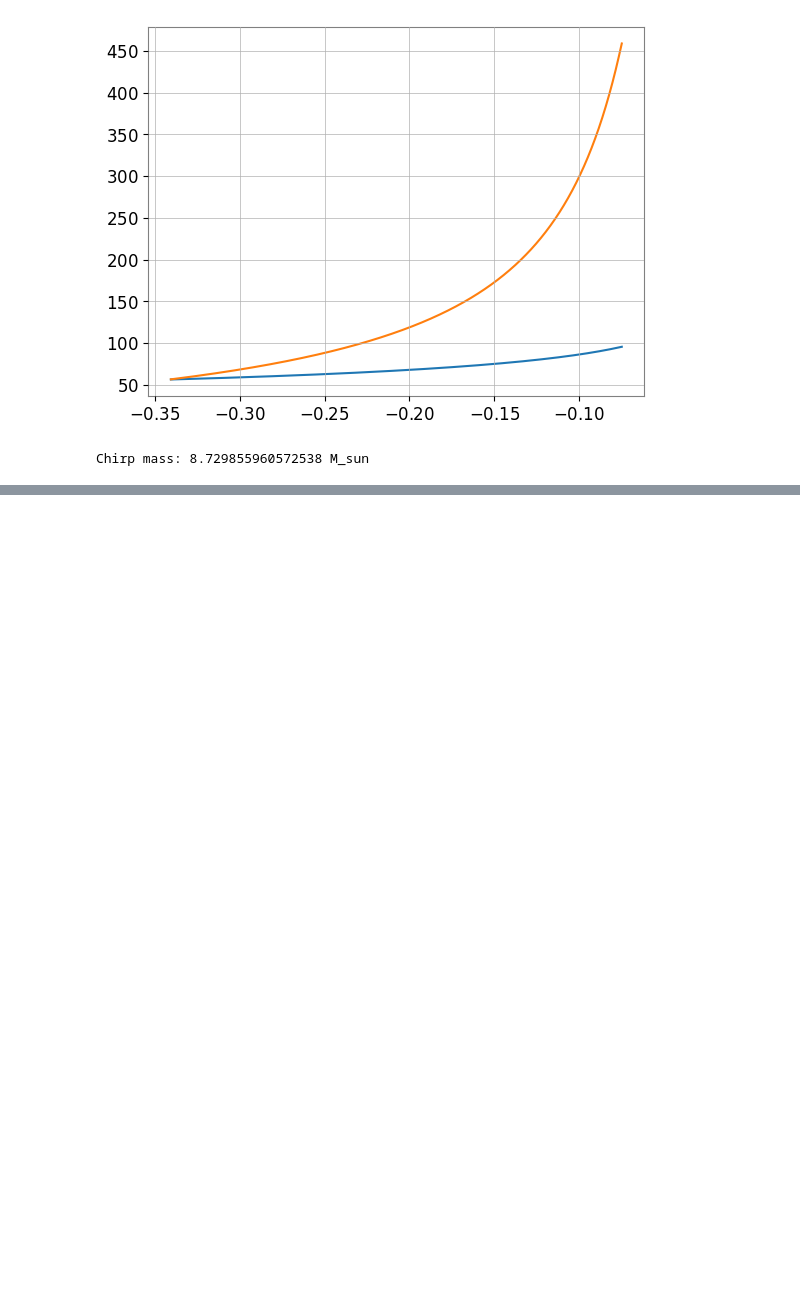
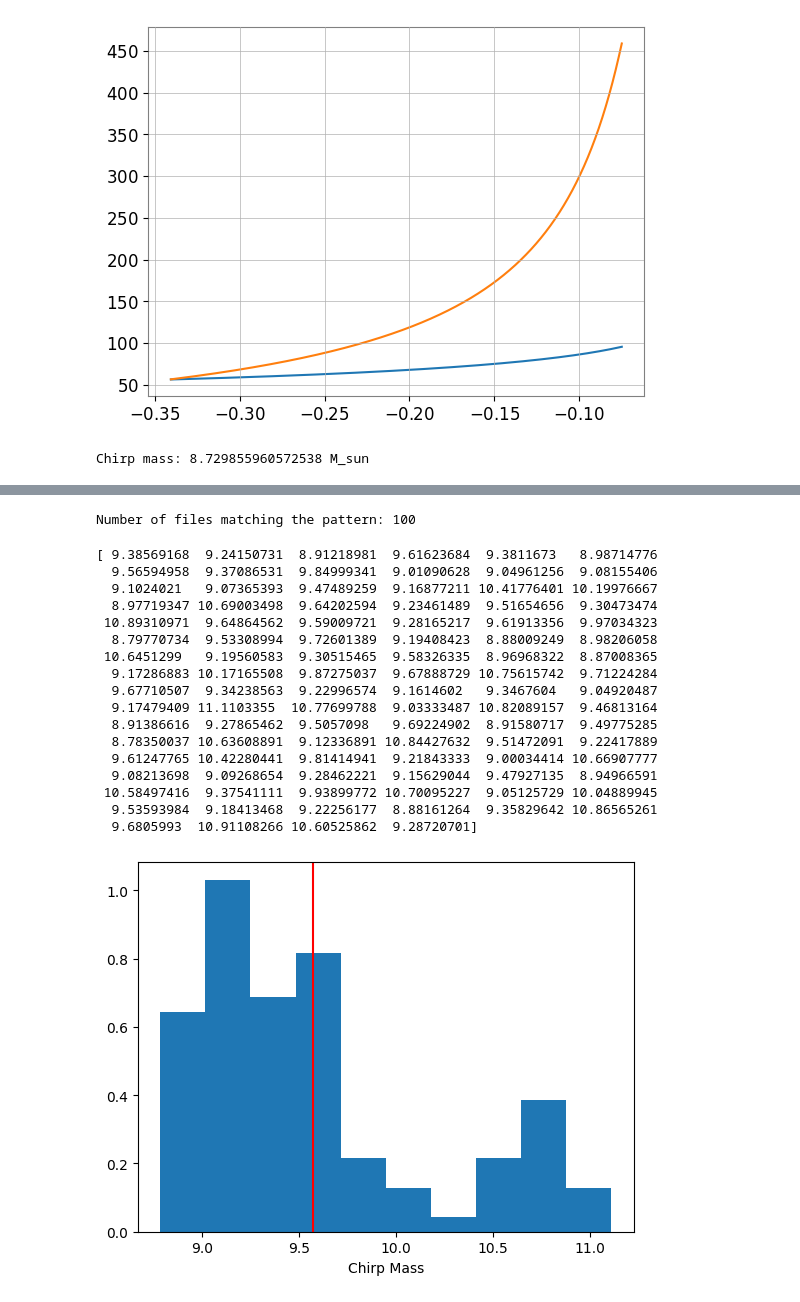
Before and after one commit to ratio999/LIZARD, a Jupyter notebook: Untitled.ipynb, the cells around one changed output, grey strips where cells are left out. Saved outputs shown, nothing was run; the diff lists cells and outputs as text; code cells hidden in the pictures; blank space fills up the shorter version.

Commit message:
Add plotting stuff for Mc estimate

```diff
--- a/Untitled.ipynb
+++ b/Untitled.ipynb
@@ -615,0 +675,77 @@ Chirp mass: 8.729855960572538 M_sun
+# %%
+import os
+import numpy as np
+
+def load_files_with_pattern(folder_path, pattern):
+    """
+    Load files from a folder into two arrays based on a pattern in the filename.
+
+    Args:
+        folder_path (str): Path to the folder containing the files.
+        pattern (str): Pattern to match in filenames.
+
+    Returns:
+        matched_data (list): List of arrays loaded from files matching the pattern.
+        other_data (list): List of arrays loaded from files not matching the pattern.
+    """
+    matched_data = []
+    other_data = []
+
+    # Iterate over all files in the folder
+    for filename in os.listdir(folder_path):
+        file_path = os.path.join(folder_path, filename)
+
+        # Check if the file is a valid file (not a directory)
+        if os.path.isfile(file_path):
+            # Load the file using numpy
+            data = np.load(file_path)
+
+            # Check if the filename contains the pattern
+            if pattern in filename:
+                matched_data.append(data)
+            #
+            #else:
+            #    other_data.append(data)
+
+    return matched_data
+
+# Example usage
+folder_path = "data/SR_Mc_good/"  # Replace with your folder path
+pattern = "9.57"  # Replace with your desired pattern
+
+matched_data = load_files_with_pattern(folder_path, pattern)
+
+print(f"Number of files matching the pattern: {len(matched_data)}")
+#print(f"Number of other files: {len(other_data)}")
+# %% [output]
+Number of files matching the pattern: 100
+# %%
+arr = np.zeros((len(matched_data)))
+for i in range (0, len(matched_data)):
+    n = np.float64(matched_data[i])
+    arr[i] = n
+import matplotlib.pyplot as plt
+print(arr)
+plt.hist( arr, bins=10, density=True)
+plt.axvline(x=9.57, color='red')
+plt.xlabel('Chirp Mass')
+plt.show()
+# %% [output]
+[ 9.38569168  9.24150731  8.91218981  9.61623684  9.3811673   8.98714776
+  9.56594958  9.37086531  9.84999341  9.01090628  9.04961256  9.08155406
+  9.1024021   9.07365393  9.47489259  9.16877211 10.41776401 10.19976667
+  8.97719347 10.69003498  9.64202594  9.23461489  9.51654656  9.30473474
+ 10.89310971  9.64864562  9.59009721  9.28165217  9.61913356  9.97034323
+  8.79770734  9.53308994  9.72601389  9.19408423  8.88009249  8.98206058
+ 10.6451299   9.19560583  9.30515465  9.58326335  8.96968322  8.87008365
+  9.17286883 10.17165508  9.87275037  9.67888729 10.75615742  9.71224284
+  9.67710507  9.34238563  9.22996574  9.1614602   9.3467604   9.04920487
+  9.17479409 11.1103355  10.77699788  9.03333487 10.82089157  9.46813164
+  8.91386616  9.27865462  9.5057098   9.69224902  8.91580717  9.49775285
+  8.78350037 10.63608891  9.12336891 10.84427632  9.51472091  9.22417889
+  9.61247765 10.42280441  9.81414941  9.21843333  9.00034414 10.66907777
+  9.08213698  9.09268654  9.28462221  9.15629044  9.47927135  8.94966591
+ 10.58497416  9.37541111  9.93899772 10.70095227  9.05125729 10.04889945
+  9.53593984  9.18413468  9.22256177  8.88161264  9.35829642 10.86565261
+  9.6805993  10.91108266 10.60525862  9.28720701]
+[figure, added]
```
Also changed, not shown: parts of 9 cells of this notebook, 1 other file.
